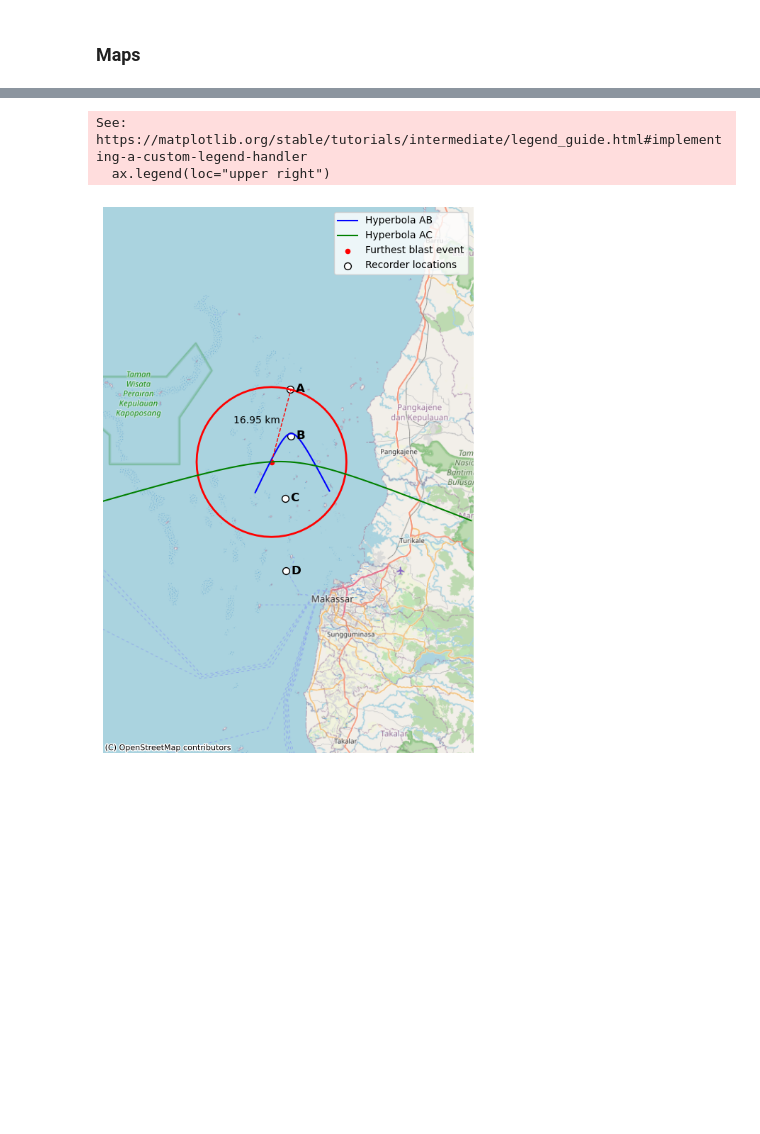
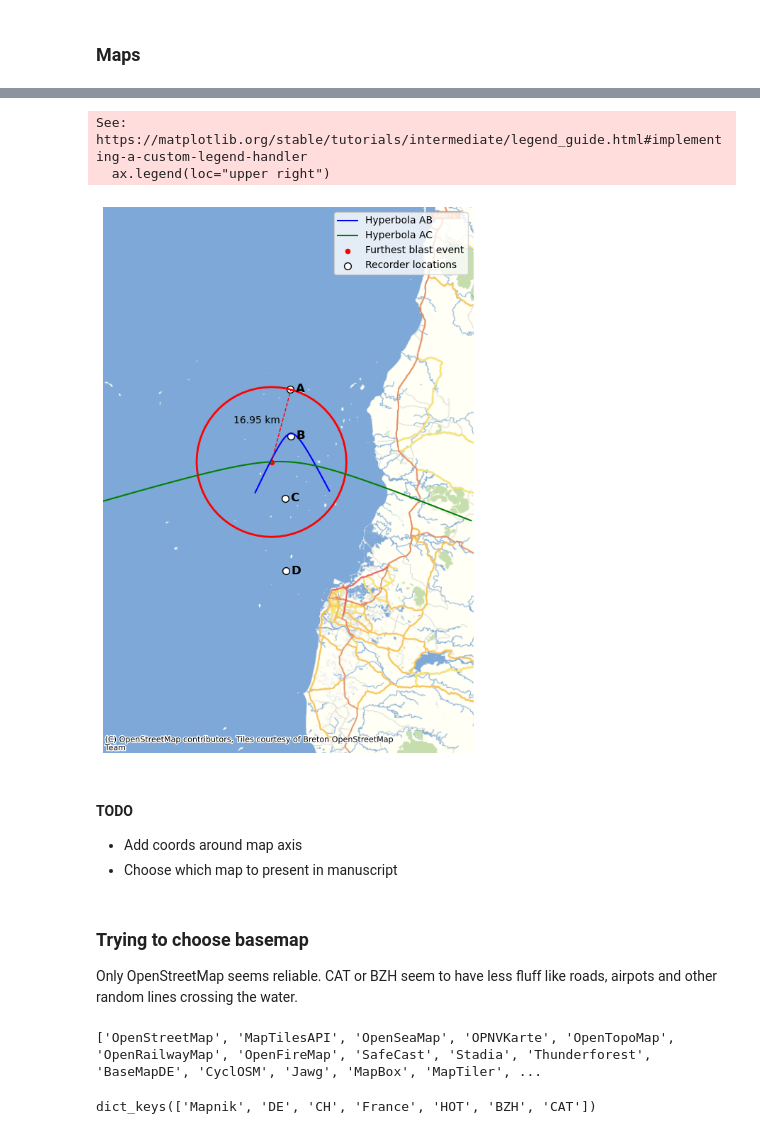
Before and after one commit to BenUCL/Bomb-Fishing, a Jupyter notebook: code/misc/acoustic_localization_notebook.ipynb, the cells around one changed output, grey strips where cells are left out. Saved outputs shown, nothing was run; the diff lists cells and outputs as text; code cells hidden in the pictures; blank space fills up the shorter version.

Commit message:
update basemap

```diff
--- a/code/misc/acoustic_localization_notebook.ipynb
+++ b/code/misc/acoustic_localization_notebook.ipynb
@@ -637,14 +637,14 @@ for _, row in rec_gdf.iterrows():
     )
 
 # Zoom
-zoom_amount = 1
+zoom_amount = 0.6
 xmin, ymin, xmax, ymax = rec_gdf.total_bounds
 buf = max(xmax - xmin, ymax - ymin) * zoom_amount
 ax.set_xlim(xmin - buf, xmax + buf)
 ax.set_ylim(ymin - buf, ymax + buf)
 
 # Basemap
-provider = ctx.providers.OpenStreetMap.Mapnik
+provider = ctx.providers.OpenStreetMap.CAT
 ctx.add_basemap(ax, source=provider, crs="EPSG:3857")
 
 # tidy up
@@ -759,32 +762,50 @@ x1, y1 = x0 + dx, y0 + dy
 ax.plot([x0, x1], [y0, y1],
         color="red",
         linestyle="--",
         linewidth=1)
 
 # Label at the midpoint of the tilted line (and shift a bit left)
 mid_x, mid_y = x0 + ((dx/2)-200), y0 + dy/2
 ax.text(mid_x, mid_y,
         "16.95 km",
         color="black",
         fontsize=10,
         ha="right",    # align text to the left of its anchor
         va="bottom")  # put text just above the line
 
 # Zoom to include all recorders + hyperbolae
 xmin, ymin, xmax, ymax = rec_gdf.total_bounds
 buf = max(xmax - xmin, ymax - ymin) *zoom_amount
 ax.set_xlim(xmin - buf, xmax + buf)
 ax.set_ylim(ymin - buf, ymax + buf)
 
 # Basemap
-provider = ctx.providers.OpenStreetMap.Mapnik
+provider = ctx.providers.OpenStreetMap.CAT
+
+
 ctx.add_basemap(ax, source=provider, crs="EPSG:3857")
 
 ax.legend(loc="upper right")
 ax.set_axis_off()
 plt.tight_layout()
 plt.show()
 # %% [output]
 See: https://matplotlib.org/stable/tutorials/intermediate/legend_guide.html#implementing-a-custom-legend-handler
   ax.legend(loc="upper right")
-[figure, old version]
+[figure, new version]
+# %% [markdown]
+#### TODO
+- Add coords around map axis
+- Choose which map to present in manuscript
+# %% [markdown]
+### Trying to choose basemap
+Only OpenStreetMap seems reliable. CAT or BZH seem to have less fluff like roads, airpots and other random lines crossing the water.
+# %%
+import contextily as ctx
+print(list(ctx.providers.keys()))
+# %% [output]
+['OpenStreetMap', 'MapTilesAPI', 'OpenSeaMap', 'OPNVKarte', 'OpenTopoMap', 'OpenRailwayMap', 'OpenFireMap', 'SafeCast', 'Stadia', 'Thunderforest', 'BaseMapDE', 'CyclOSM', 'Jawg', 'MapBox', 'MapTiler', ...
+# %%
+ctx.providers.OpenStreetMap.keys()
+# %% [output]
+dict_keys(['Mapnik', 'DE', 'CH', 'France', 'HOT', 'BZH', 'CAT'])
```
Also changed, not shown: parts of 2 cells of this notebook.
